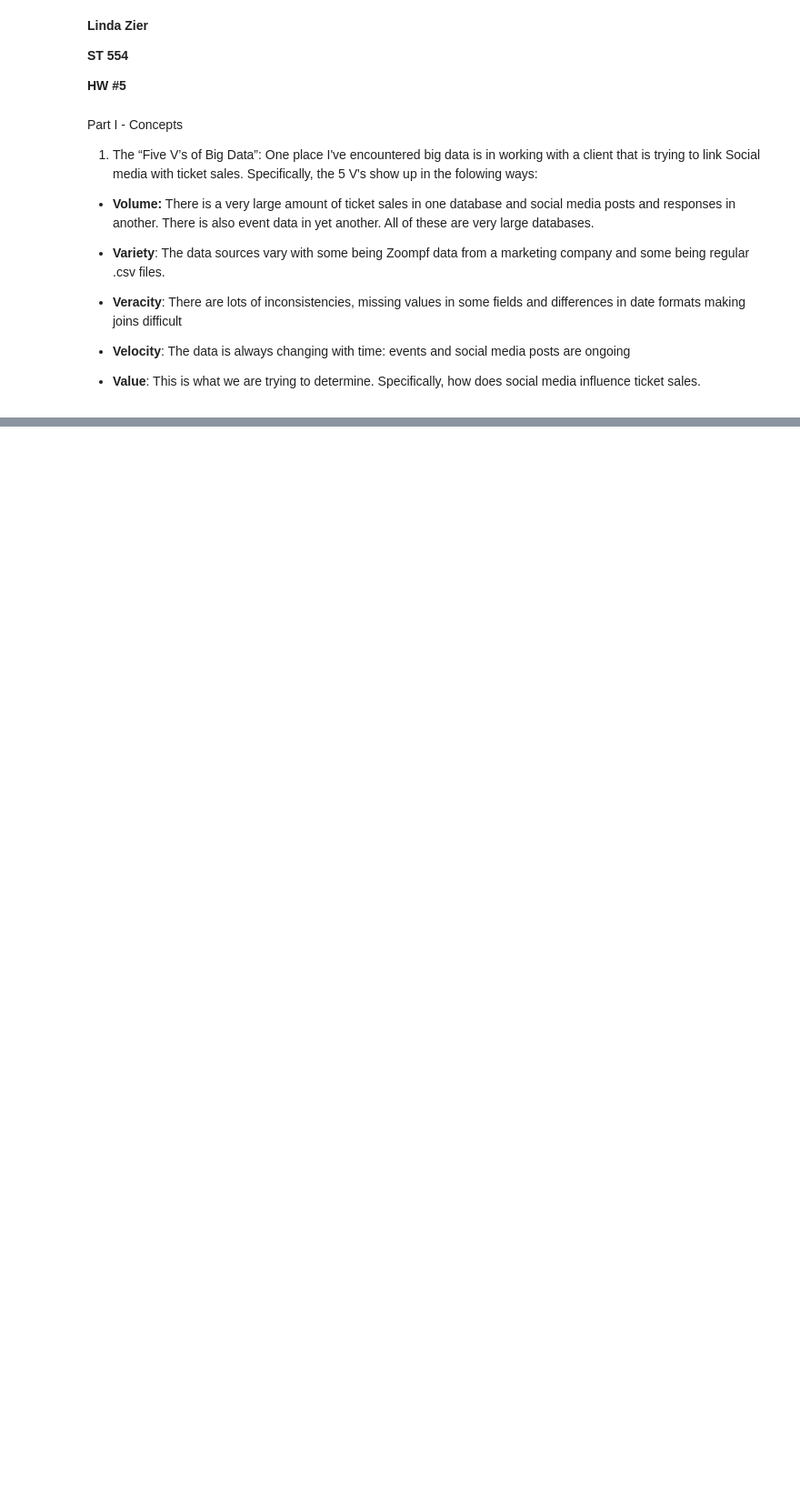
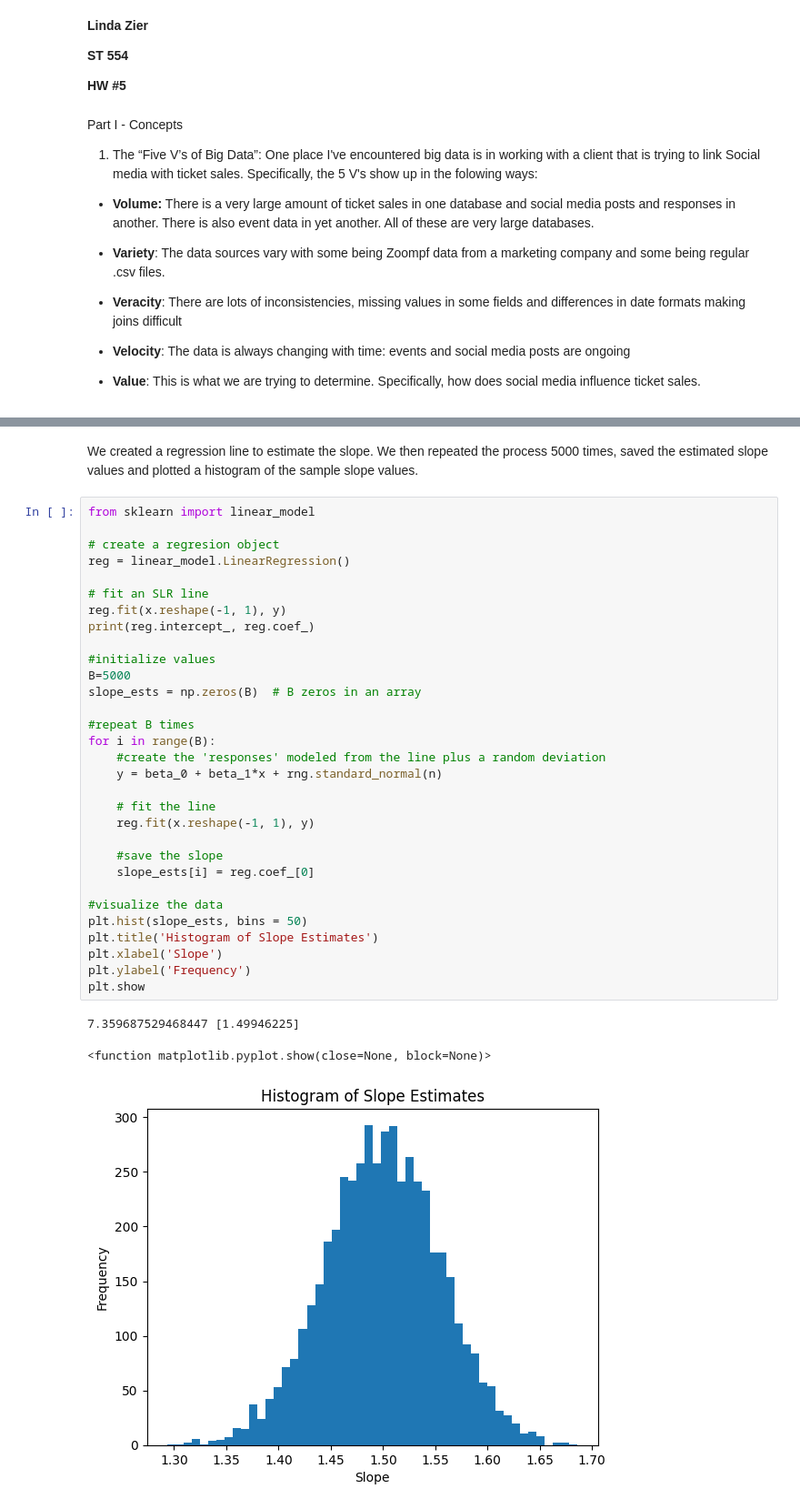
Before and after one commit to ljzier/ST-554-repo, a Jupyter notebook: ST_554_HW5.ipynb, the cells around one changed output, grey strips where cells are left out. Shown at 91% size. Saved outputs shown, nothing was run; the diff lists cells and outputs as text; blank space fills up the shorter version.

```diff
--- a/ST_554_HW5.ipynb
+++ b/ST_554_HW5.ipynb
@@ -34,0 +65,37 @@ One place I've encountered big data is in working with a client that is trying t
+# %% [markdown]
+We created a regression line to estimate the slope. We then repeated the process 5000 times, saved the estimated slope values and plotted a histogram of the sample slope values.
+# %%
+from sklearn import linear_model
+
+# create a regresion object
+reg = linear_model.LinearRegression()
+
+# fit an SLR line
+reg.fit(x.reshape(-1, 1), y)
+print(reg.intercept_, reg.coef_)
+
+#initialize values
+B=5000
+slope_ests = np.zeros(B)  # B zeros in an array
+
+#repeat B times
+for i in range(B):
+    #create the 'responses' modeled from the line plus a random deviation
+    y = beta_0 + beta_1*x + rng.standard_normal(n)
+
+    # fit the line
+    reg.fit(x.reshape(-1, 1), y)
+
+    #save the slope
+    slope_ests[i] = reg.coef_[0]
+
+#visualize the data
+plt.hist(slope_ests, bins = 50)
+plt.title('Histogram of Slope Estimates')
+plt.xlabel('Slope')
+plt.ylabel('Frequency')
+plt.show
+# %% [output]
+7.359687529468447 [1.49946225]
+<function matplotlib.pyplot.show(close=None, block=None)>
+[figure, added]
```
Also changed, not shown: parts of 7 cells of this notebook.
